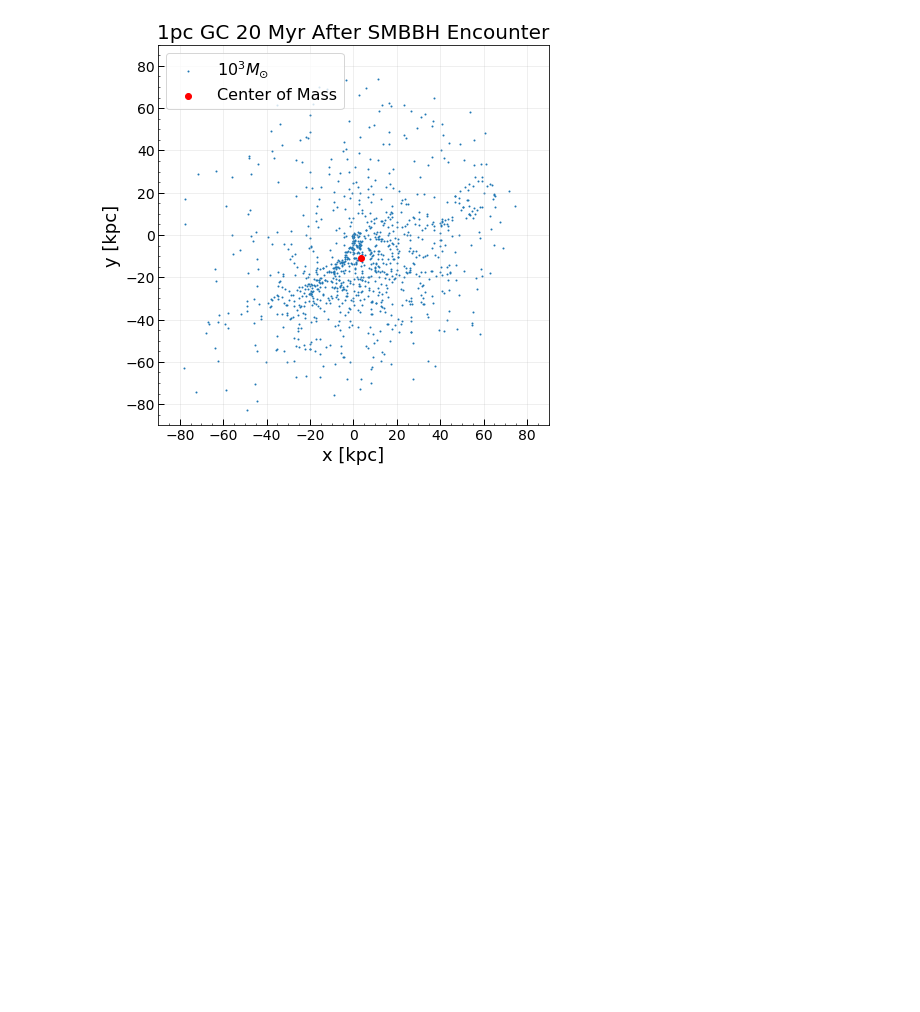
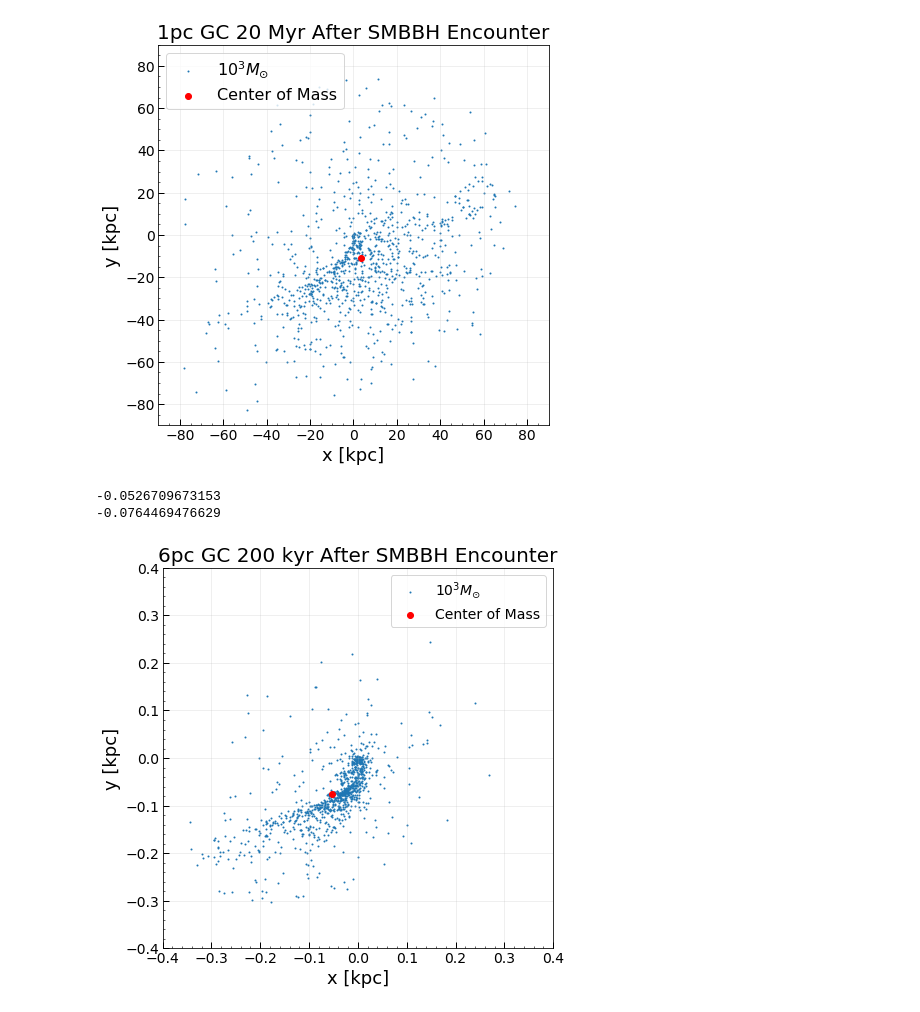
Before and after one commit to seanlabean/summer-research, a Jupyter notebook: Scripts/cluster_plots.ipynb, the cells around one changed output. Drawn from its saved outputs; the diff is of its cells as text; code cells hidden in the pictures; blank space fills up the shorter version.

```diff
--- a/Scripts/cluster_plots.ipynb
+++ b/Scripts/cluster_plots.ipynb
@@ -276,3 +276,53 @@ plt.show()
 3.63794217722
 -10.9445360979
 [figure]
+# %%
+from amuse.lab import *
+import matplotlib
+import matplotlib.pyplot as plt
+import json
+pc6_200kyr = read_set_from_file('./Text/Cluster_Trials/6pc/3000kms200kyr_end.hdf5',format='hdf5')
+image_name = '6pc200kyr_scatter.png'
+save_file = './Images/' + image_name
+fig = plt.figure(figsize=(7,7))
+params = {'axes.labelsize': 18,
+          'axes.titlesize':20,
+          'font.size': 14,
+          'legend.fontsize': 14,
+          'xtick.labelsize': 14,
+          'ytick.labelsize': 14
+         }
+matplotlib.rcParams.update(params)
+plt.plot(-9.71174874326, -17.2673789692)
+plt.scatter(pc6_200kyr.x.value_in(units.parsec)/1000,
+            pc6_200kyr.y.value_in(units.parsec)/1000,
+            s=1,
+            label='$10^3 M_{\odot}$'
+           )
+
+plt.scatter(pc6_200kyr.center_of_mass().x.value_in(units.parsec)/1000,
+           pc6_200kyr.center_of_mass().y.value_in(units.parsec)/1000,
+            color='r',
+            marker='o',
+            label='Center of Mass'
+           )
+print pc6_200kyr.center_of_mass().x.value_in(units.parsec)/1000
+print pc6_200kyr.center_of_mass().y.value_in(units.parsec)/1000
+plt.minorticks_on()
+plt.tick_params(which='minor',direction='in')
+plt.tick_params(size = 6, width = 1, direction='in')
+plt.grid(alpha=0.25)
+plt.xlim(-0.4,0.4)
+plt.ylim(-0.4,0.4)
+plt.legend()
+plt.title('6pc GC 200 kyr After SMBBH Encounter')
+plt.xlabel('x [kpc]')
+plt.ylabel('y [kpc]')
+
+
+#plt.savefig(save_file)
+plt.show()
+# %% [output]
+-0.0526709673153
+-0.0764469476629
+[figure, added]
```
Also changed, not shown: parts of 7 cells of this notebook, 34 other files.
